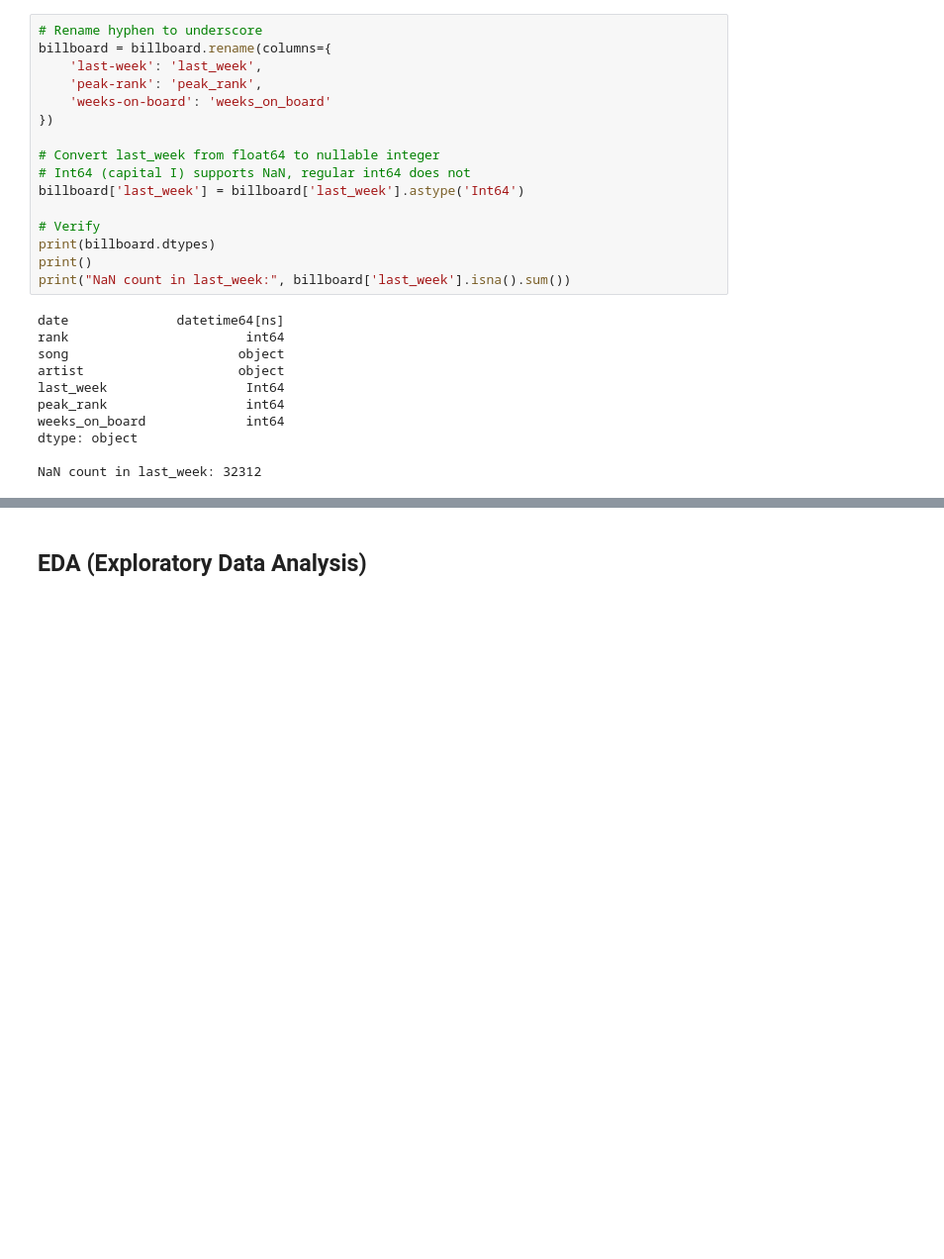
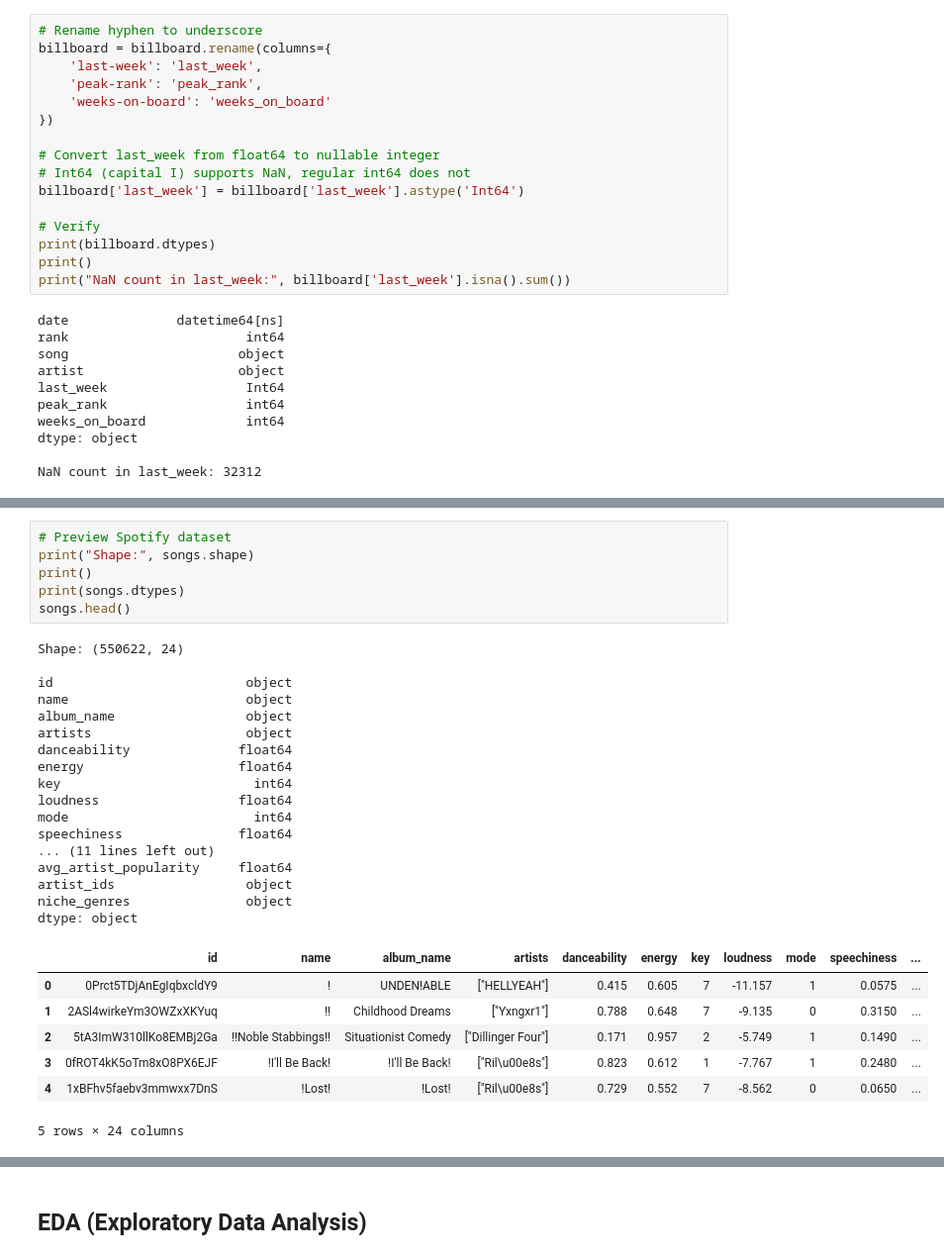
Before and after one commit to evelynnguyenh/evelynnguyenh.github.io, a Jupyter notebook: Milestone 1.ipynb, the cells around one changed output, grey strips where cells are left out. Shown at 99% size. Drawn from its saved outputs; the diff is of its cells as text; blank space fills up the shorter version.

```diff
--- a/Milestone 1.ipynb
+++ b/Milestone 1.ipynb
@@ -148,0 +174,31 @@ NaN count in last_week: 32312
+# %%
+# Preview Spotify dataset
+print("Shape:", songs.shape)
+print()
+print(songs.dtypes)
+songs.head()
+# %% [output]
+Shape: (550622, 24)
+
+id                         object
+name                       object
+album_name                 object
+artists                    object
+danceability              float64
+energy                    float64
+key                         int64
+loudness                  float64
+mode                        int64
+speechiness               float64
+... (11 lines left out)
+avg_artist_popularity     float64
+artist_ids                 object
+niche_genres               object
+dtype: object
+|  | id | name | album_name | artists | danceability | energy | key | loudness | mode | speechiness | ... |
+| 0 | 0Prct5TDjAnEgIqbxcldY9 | ! | UNDEN!ABLE | ["HELLYEAH"] | 0.415 | 0.605 | 7 | -11.157 | 1 | 0.0575 | ... |
+| 1 | 2ASl4wirkeYm3OWZxXKYuq | !! | Childhood Dreams | ["Yxngxr1"] | 0.788 | 0.648 | 7 | -9.135 | 0 | 0.3150 | ... |
+| 2 | 5tA3ImW310llKo8EMBj2Ga | !!Noble Stabbings!! | Situationist Comedy | ["Dillinger Four"] | 0.171 | 0.957 | 2 | -5.749 | 1 | 0.1490 | ... |
+| 3 | 0fROT4kK5oTm8xO8PX6EJF | !I'll Be Back! | !I'll Be Back! | ["Ril\u00e8s"] | 0.823 | 0.612 | 1 | -7.767 | 1 | 0.2480 | ... |
+| 4 | 1xBFhv5faebv3mmwxx7DnS | !Lost! | !Lost! | ["Ril\u00e8s"] | 0.729 | 0.552 | 7 | -8.562 | 0 | 0.0650 | ... |
+5 rows × 24 columns
```
Also changed, not shown: parts of 23 cells of this notebook, 1 other file.
